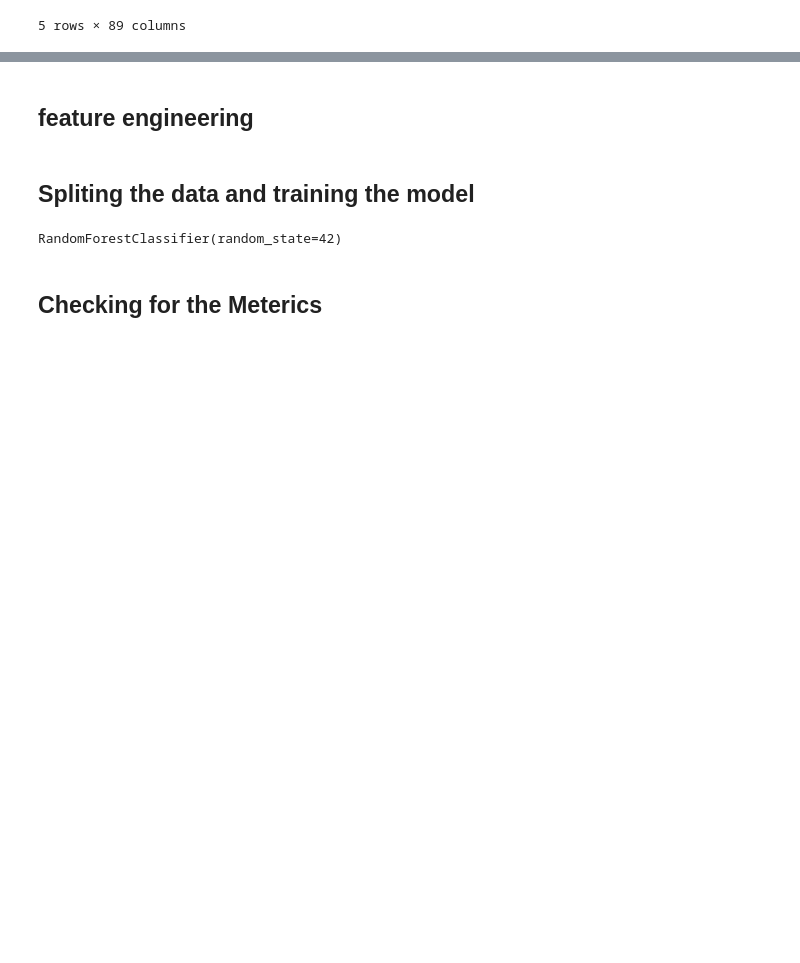
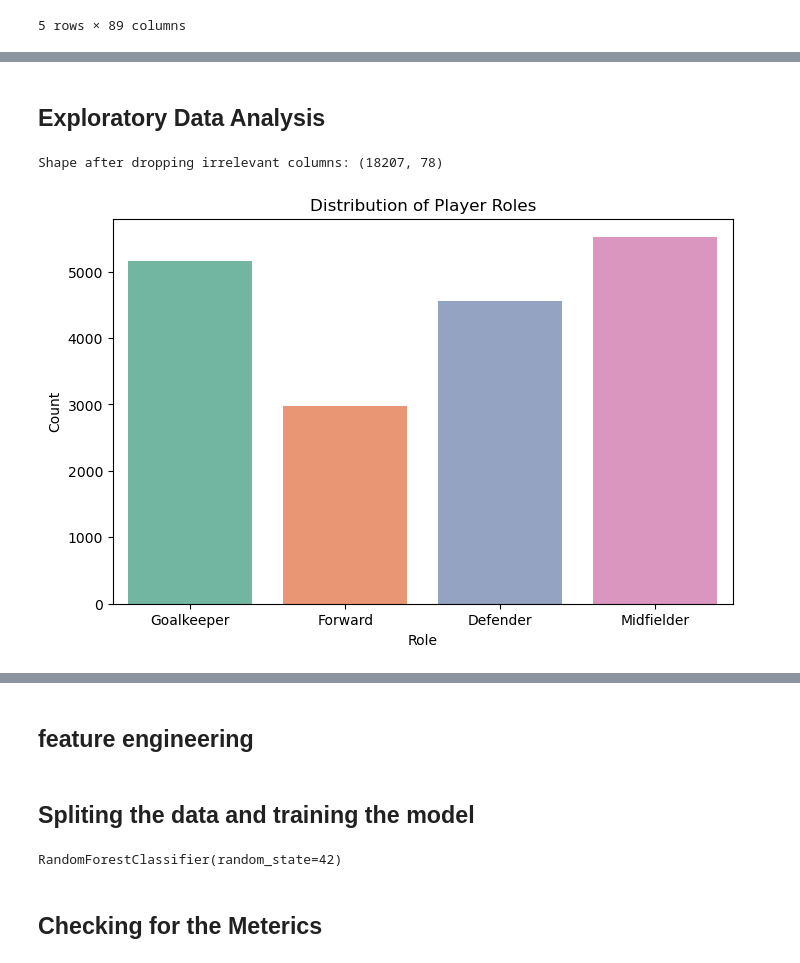
Before and after one commit to SheisAddiee/NLP_Lab_Group7, a Jupyter notebook: notebooks/K-Means with confusion matrix.ipynb, the cells around one changed output, grey strips where cells are left out. Cells and saved outputs as stored; diff of their text form; code cells hidden in the pictures; blank space fills up the shorter version.

```diff
--- a/notebooks/K-Means with confusion matrix.ipynb
+++ b/notebooks/K-Means with confusion matrix.ipynb
@@ -378,3 +451,28 @@ df_cleaned[categorical_cols] = df_cleaned[categorical_cols].fillna(df_cleaned[ca
+# %% [markdown]
+## Exploratory Data Analysis
+# %%
+def simplify_role(pos):
+    if pos in ['ST', 'CF', 'RW', 'LW']:
+        return 'Forward'
+    elif pos in ['CM', 'CDM', 'CAM', 'LM', 'RM']:
+        return 'Midfielder'
+    elif pos in ['CB', 'LB', 'RB', 'LWB', 'RWB']:
+        return 'Defender'
+    else:
+        return 'Goalkeeper'
+
+fifa['Simplified_Role'] = fifa['Position'].apply(simplify_role)
+# %%
+#Removing columns that are redunant
+df_cleaned = df.drop(columns=[
+    'ID', 'Photo', 'Flag', 'Club Logo', 'Real Face', 'Body Type',
+    'Joined', 'Loaned From', 'Contract Valid Until', 'Jersey Number',
+    'Release Clause'
+], errors='ignore')
+
+print("Shape after dropping irrelevant columns:", df_cleaned.shape)
+# %% [output]
+Shape after dropping irrelevant columns: (18207, 78)
 # %%
 def simplify_role(pos):
     if pos in ['CB', 'LB', 'RB', 'LCB', 'RCB', 'LWB', 'RWB']:
@@ -392,3 +490,12 @@ features = [
     'Acceleration', 'SprintSpeed', 'Agility', 'Stamina', 'Strength',
     'Interceptions', 'Positioning', 'Marking', 'StandingTackle', 'SlidingTackle'
 ]
+# %%
+plt.figure(figsize=(8,5))
+sns.countplot(data=fifa, x='Simplified_Role', palette='Set2')
+plt.title('Distribution of Player Roles')
+plt.xlabel('Role')
+plt.ylabel('Count')
+plt.show()
+# %% [output]
+[figure, added]
```
Also changed, not shown: parts of 54 cells of this notebook, 2 other files.
